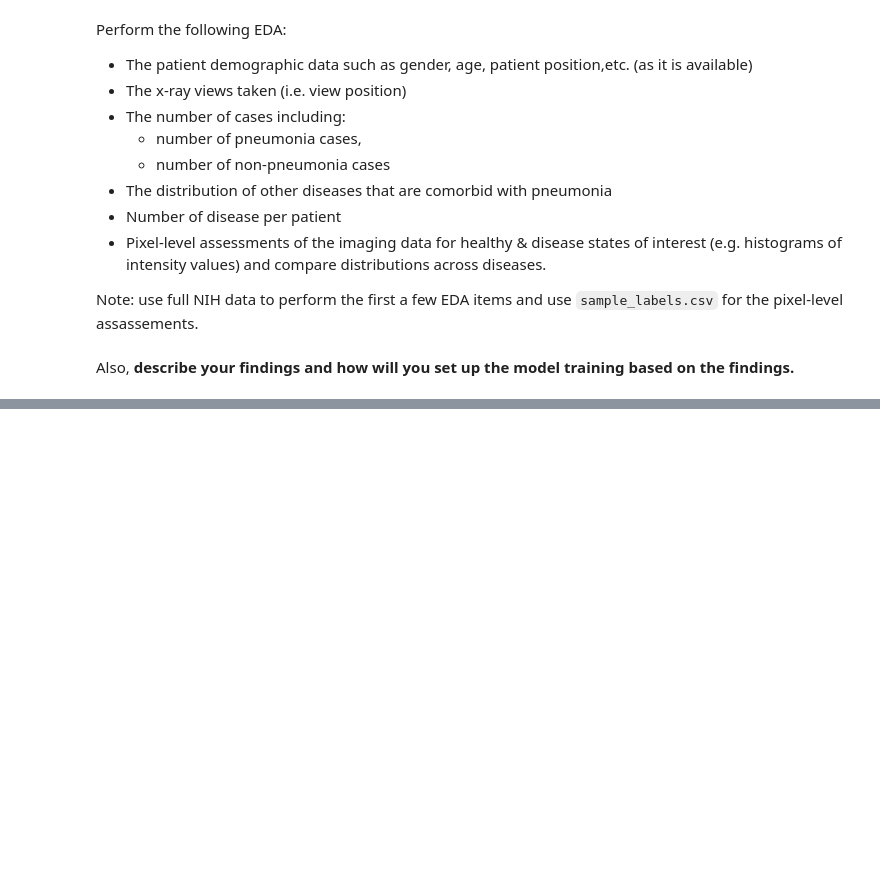
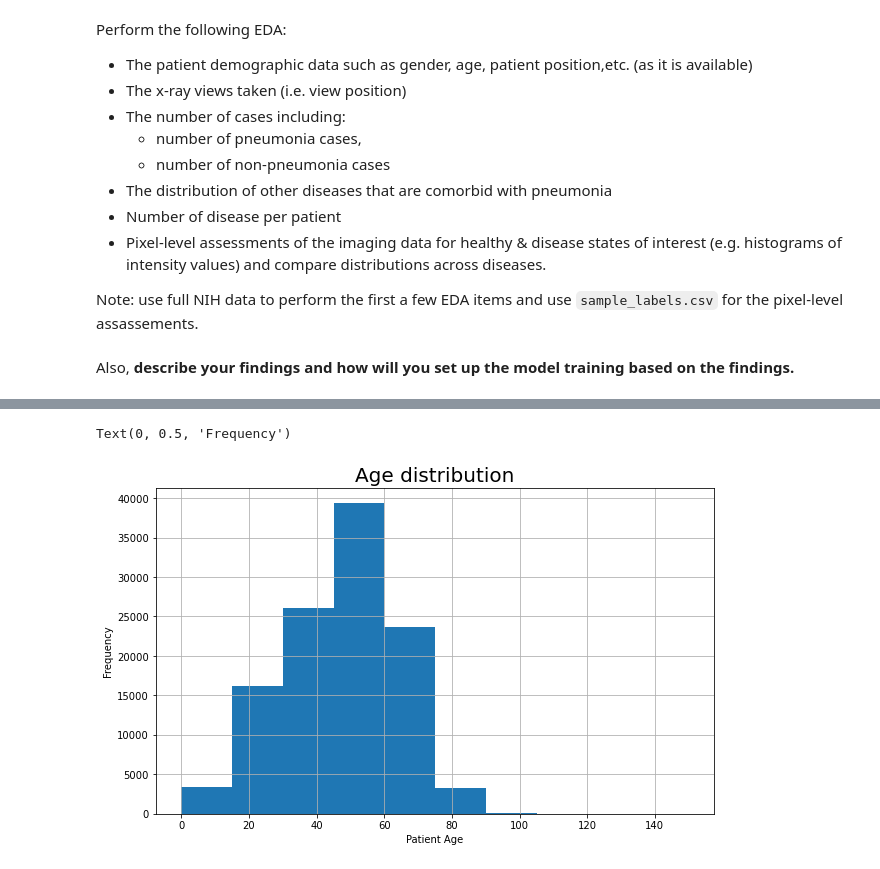
Before and after one commit to rahulatrkm/Pneumonia-Detection-from-Chest-X-Rays, a Jupyter notebook: EDA.ipynb, the cells around one changed output, grey strips where cells are left out. Saved outputs shown, nothing was run; the diff lists cells and outputs as text; code cells hidden in the pictures; blank space fills up the shorter version.

```diff
--- a/EDA.ipynb
+++ b/EDA.ipynb
@@ -73,0 +72,9 @@ images_001              images_006  images_011  train_val_list.txt
+# %%
+plt.figure(figsize=(10,6))
+all_xray_df["Patient Age"].hist(bins=10, range=[0, 150], align='mid')
+plt.title("Age distribution", fontsize=20)
+plt.xlabel("Patient Age")
+plt.ylabel("Frequency")
+# %% [output]
+Text(0, 0.5, 'Frequency')
+[figure, added]
```
Also changed, not shown: parts of 26 cells of this notebook.
